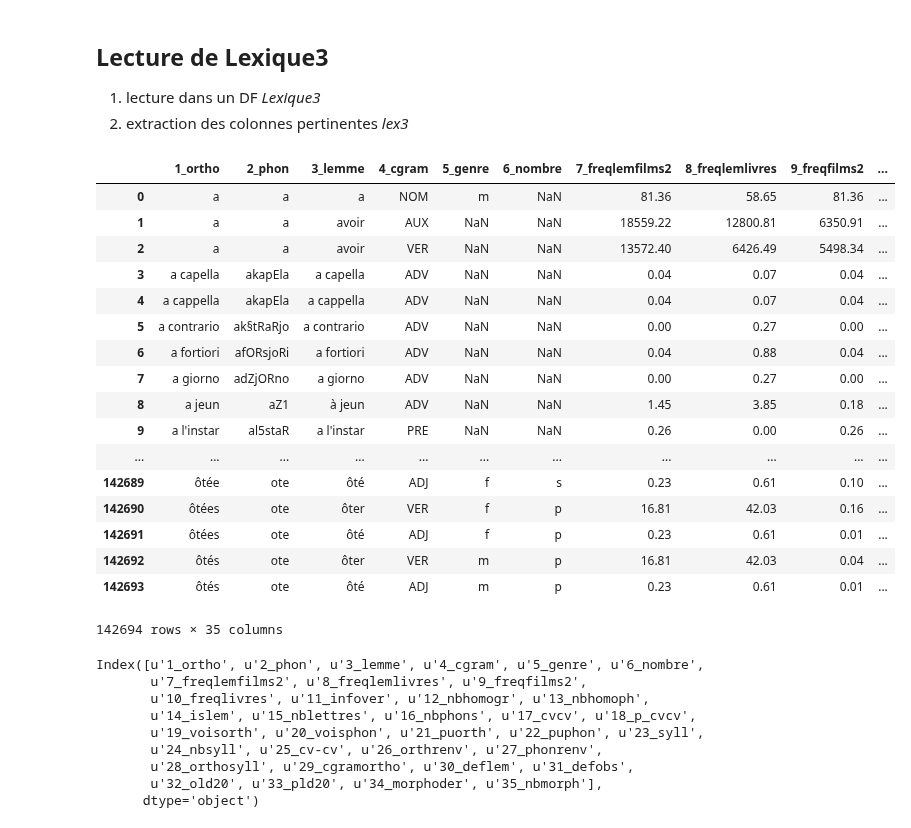
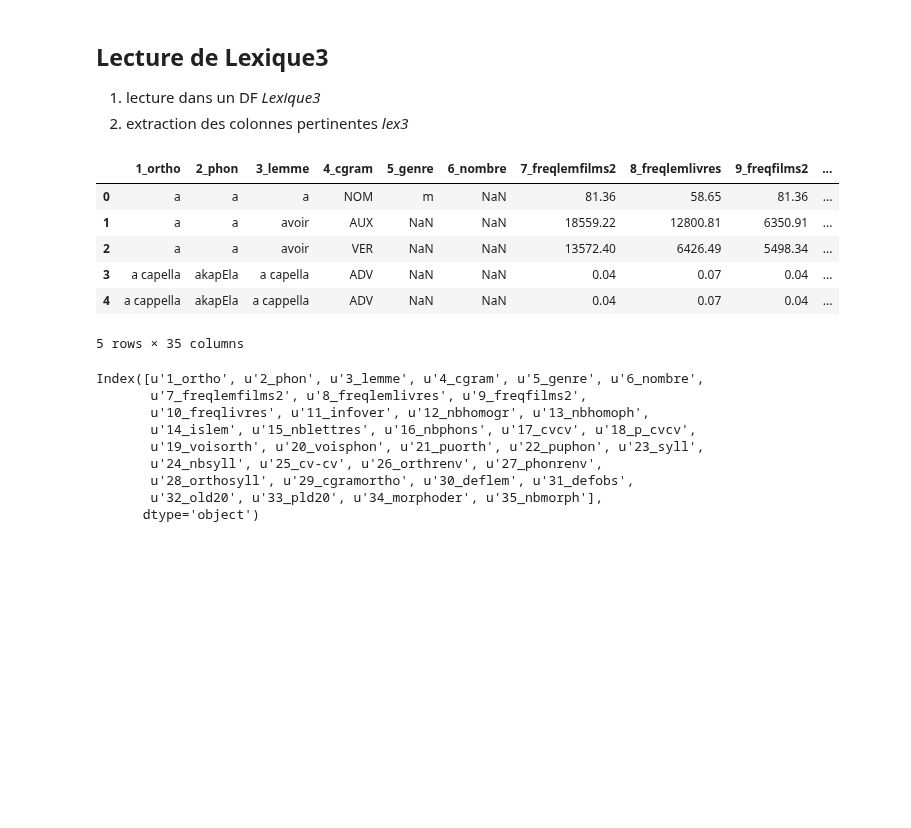
Before and after one commit to gboye/SWIM, a Jupyter notebook: SampleManagement/Lexique3-Zipf.ipynb, the cells around one changed output. Drawn from its saved outputs; the diff is of its cells as text; code cells hidden in the pictures; blank space fills up the shorter version.

```diff
--- a/SampleManagement/Lexique3-Zipf.ipynb
+++ b/SampleManagement/Lexique3-Zipf.ipynb
@@ -44,26 +57,15 @@ nomRepertoire="/Volumes/gilles/Transfert/Copies-iMac-GB/Python/phonemisation/"
 nomLexiqueOrg=nomRepertoire+"Lexique380-UTF8.txt"
 Lexique3=pd.read_csv(nomLexiqueOrg,sep="\t")
 # %%
-Lexique3
+Lexique3.head()
 # %% [output]
 |  | 1_ortho | 2_phon | 3_lemme | 4_cgram | 5_genre | 6_nombre | 7_freqlemfilms2 | 8_freqlemlivres | 9_freqfilms2 | ... |
 | 0 | a | a | a | NOM | m | NaN | 81.36 | 58.65 | 81.36 | ... |
 | 1 | a | a | avoir | AUX | NaN | NaN | 18559.22 | 12800.81 | 6350.91 | ... |
 | 2 | a | a | avoir | VER | NaN | NaN | 13572.40 | 6426.49 | 5498.34 | ... |
 | 3 | a capella | akapEla | a capella | ADV | NaN | NaN | 0.04 | 0.07 | 0.04 | ... |
 | 4 | a cappella | akapEla | a cappella | ADV | NaN | NaN | 0.04 | 0.07 | 0.04 | ... |
-| 5 | a contrario | ak§tRaRjo | a contrario | ADV | NaN | NaN | 0.00 | 0.27 | 0.00 | ... |
-| 6 | a fortiori | afORsjoRi | a fortiori | ADV | NaN | NaN | 0.04 | 0.88 | 0.04 | ... |
-| 7 | a giorno | adZjORno | a giorno | ADV | NaN | NaN | 0.00 | 0.27 | 0.00 | ... |
-| 8 | a jeun | aZ1 | à jeun | ADV | NaN | NaN | 1.45 | 3.85 | 0.18 | ... |
-| 9 | a l'instar | al5staR | a l'instar | PRE | NaN | NaN | 0.26 | 0.00 | 0.26 | ... |
-| ... | ... | ... | ... | ... | ... | ... | ... | ... | ... | ... |
-| 142689 | ôtée | ote | ôté | ADJ | f | s | 0.23 | 0.61 | 0.10 | ... |
-| 142690 | ôtées | ote | ôter | VER | f | p | 16.81 | 42.03 | 0.16 | ... |
-| 142691 | ôtées | ote | ôté | ADJ | f | p | 0.23 | 0.61 | 0.01 | ... |
-| 142692 | ôtés | ote | ôter | VER | m | p | 16.81 | 42.03 | 0.04 | ... |
-| 142693 | ôtés | ote | ôté | ADJ | m | p | 0.23 | 0.61 | 0.01 | ... |
-142694 rows × 35 columns
+5 rows × 35 columns
 # %%
 categories=u"verbes noms adjectifs adverbes pronoms déterminants prépositions conjonctions autres".split(" ")
 cgrams={
```
Also changed, not shown: parts of 74 cells of this notebook, 14 other files.
